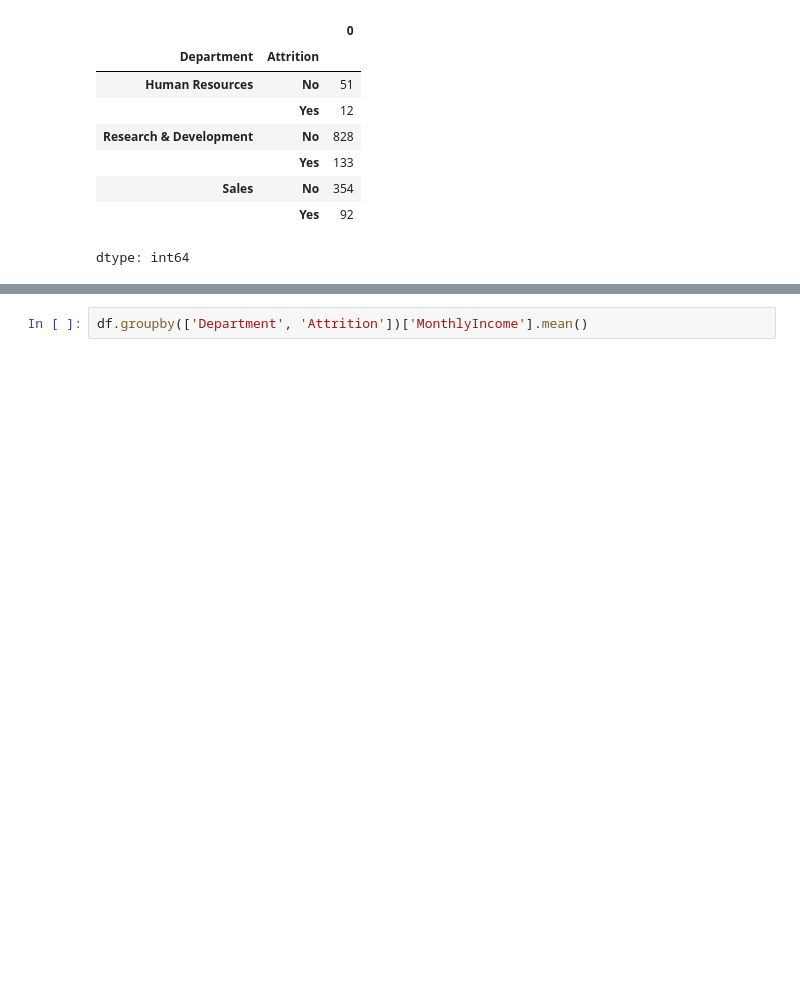
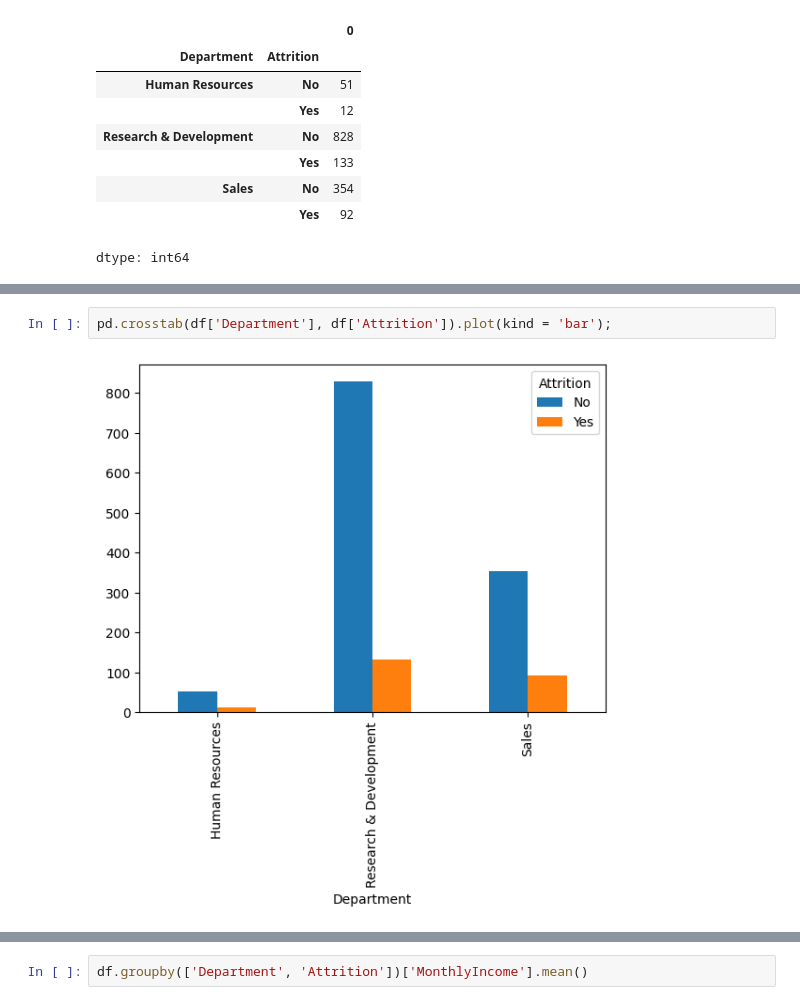
Before and after one commit to stephanyresque/projeto-IBM, a Jupyter notebook: projeto_IBM.ipynb, the cells around one changed output, grey strips where cells are left out. Cells and saved outputs as stored; diff of their text form; blank space fills up the shorter version.

```diff
--- a/projeto_IBM.ipynb
+++ b/projeto_IBM.ipynb
@@ -560,0 +821,4 @@ dtype: int64
+# %%
+pd.crosstab(df['Department'], df['Attrition']).plot(kind = 'bar');
+# %% [output]
+[figure, added]
```
Also changed, not shown: parts of 29 cells of this notebook.
